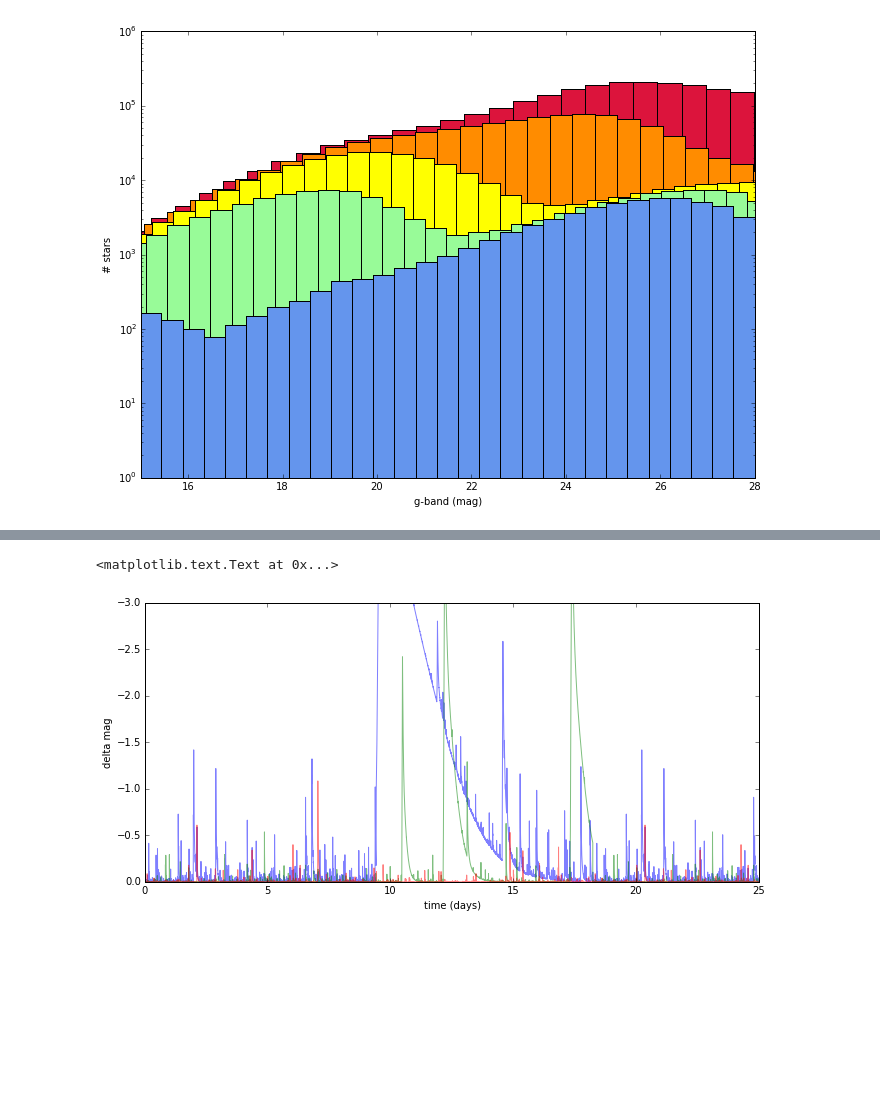
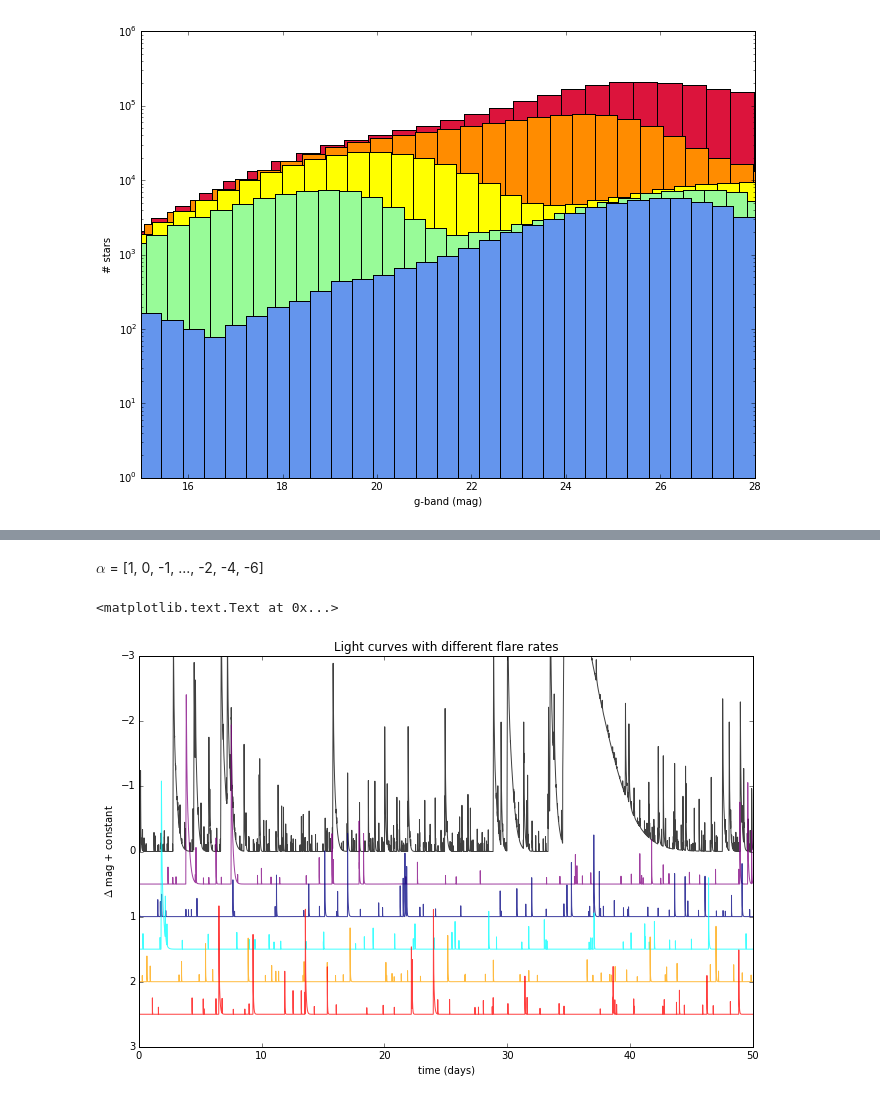
Before and after one commit to lsst-sims/MW-Flare, a Jupyter notebook: figures.ipynb, the cells around one changed output, grey strips where cells are left out. Drawn from its saved outputs; the diff is of its cells as text; code cells hidden in the pictures; blank space fills up the shorter version.

```diff
--- a/figures.ipynb
+++ b/figures.ipynb
@@ -62,23 +65,29 @@ plt.ylabel('# stars')
 # %%
-s_time1, s_flux1 = flare_prob.SuperLC(dur=0.05, repeat=200, mag=True, ffd_alpha=1.0)
-s_time2, s_flux2 = flare_prob.SuperLC(dur=0.05, repeat=200, mag=True, ffd_alpha=0.1)
-s_time3, s_flux3 = flare_prob.SuperLC(dur=0.05, repeat=200, mag=True, ffd_alpha=0.01)
+s_time1, s_flux1 = flare_prob.SuperLC(dur=0.2, repeat=50, mag=True, ffd_alpha=1.0)
+s_time2, s_flux2 = flare_prob.SuperLC(dur=0.2, repeat=50, mag=True, ffd_alpha=0.0)
+s_time3, s_flux3 = flare_prob.SuperLC(dur=0.2, repeat=50, mag=True, ffd_alpha=0.1)
 # %%
-s_time4, s_flux4 = flare_prob.SuperLC(dur=0.05, repeat=200, mag=True, ffd_alpha=0.001)
-s_time5, s_flux5 = flare_prob.SuperLC(dur=0.05, repeat=200, mag=True, ffd_alpha=0.0001)
-s_time6, s_flux6 = flare_prob.SuperLC(dur=0.05, repeat=200, mag=True, ffd_alpha=0.00001)
+s_time4, s_flux4 = flare_prob.SuperLC(dur=0.2, repeat=50, mag=True, ffd_alpha=0.01)
+s_time5, s_flux5 = flare_prob.SuperLC(dur=0.2, repeat=50, mag=True, ffd_alpha=0.0001)
+s_time6, s_flux6 = flare_prob.SuperLC(dur=0.2, repeat=50, mag=True, ffd_alpha=0.000001)
+# %% [markdown]
+$\alpha$ = [1, 0, -1, ..., -2, -4, -6]
 # %%
-plt.figure(figsize=(11,5))
-plt.plot(s_time1, s_flux1, alpha=0.5)
-plt.plot(s_time2, s_flux2, alpha=0.5)
-plt.plot(s_time3, s_flux3, alpha=0.5)
-plt.xlim(0,25)
-plt.ylim((0,-3))
+plt.figure(figsize=(11,7))
+plt.plot(s_time1, s_flux1, alpha=0.75, c='black')
+plt.plot(s_time2, s_flux2+0.5, alpha=0.75, c='purple')
+plt.plot(s_time3, s_flux3+1, alpha=0.75, c='navy')
+plt.plot(s_time4, s_flux4+1.5, alpha=0.75, c='cyan')
+plt.plot(s_time5, s_flux5+2, alpha=0.75, c='orange')
+plt.plot(s_time6, s_flux6+2.5, alpha=0.75, c='red')
+plt.xlim(0,50)
+plt.ylim((3,-3))
 plt.xlabel('time (days)')
-plt.ylabel('delta mag')
+plt.ylabel('$\Delta$ mag + constant')
+plt.title('Light curves with different flare rates')
 # %% [output]
 <matplotlib.text.Text at 0x...>
-[figure, old version]
+[figure, new version]
 # %%
 dmag_limit = -0.1 # flare detection threshold
 
```
Also changed, not shown: parts of 7 cells of this notebook, 1 other file.
